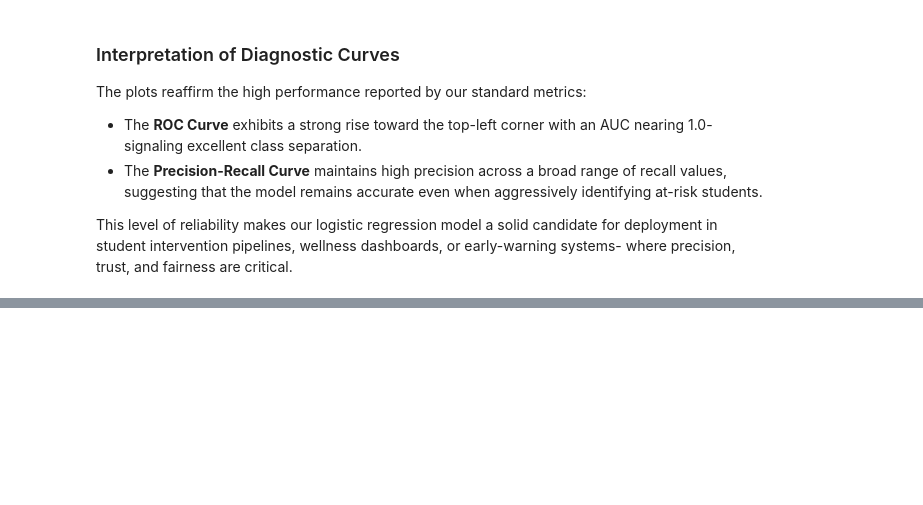
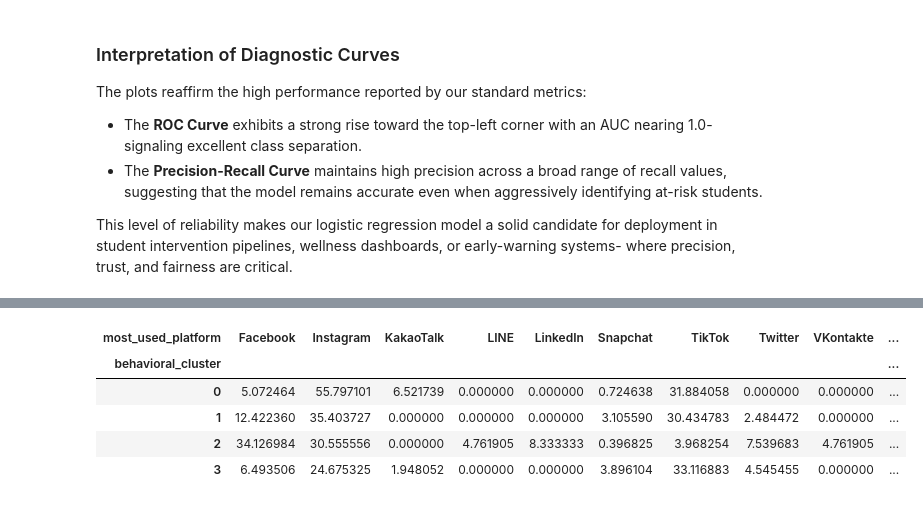
Before and after one commit to Vain-Guy/Students-Social-Media-Addiction, a Jupyter notebook: std.ipynb, the cells around one changed output, grey strips where cells are left out. Saved outputs shown, nothing was run; the diff lists cells and outputs as text; code cells hidden in the pictures; blank space fills up the shorter version.

```diff
--- a/std.ipynb
+++ b/std.ipynb
@@ -3885,0 +4035,10 @@ This level of reliability makes our logistic regression model a solid candidate
+# %%
+# Categorical breakdown
+pd.crosstab(student_df['behavioral_cluster'], student_df['most_used_platform'], normalize='index') * 100
+# %% [output]
+| most_used_platform | Facebook | Instagram | KakaoTalk | LINE | LinkedIn | Snapchat | TikTok | Twitter | VKontakte | ... |
+| behavioral_cluster |  |  |  |  |  |  |  |  |  | ... |
+| 0 | 5.072464 | 55.797101 | 6.521739 | 0.000000 | 0.000000 | 0.724638 | 31.884058 | 0.000000 | 0.000000 | ... |
+| 1 | 12.422360 | 35.403727 | 0.000000 | 0.000000 | 0.000000 | 3.105590 | 30.434783 | 2.484472 | 0.000000 | ... |
+| 2 | 34.126984 | 30.555556 | 0.000000 | 4.761905 | 8.333333 | 0.396825 | 3.968254 | 7.539683 | 4.761905 | ... |
+| 3 | 6.493506 | 24.675325 | 1.948052 | 0.000000 | 0.000000 | 3.896104 | 33.116883 | 4.545455 | 0.000000 | ... |
```
Also changed, not shown: parts of 16 cells of this notebook, 4 other files.
